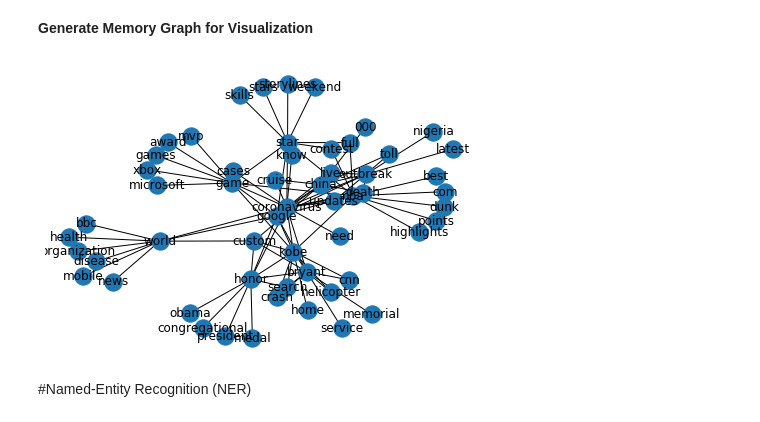
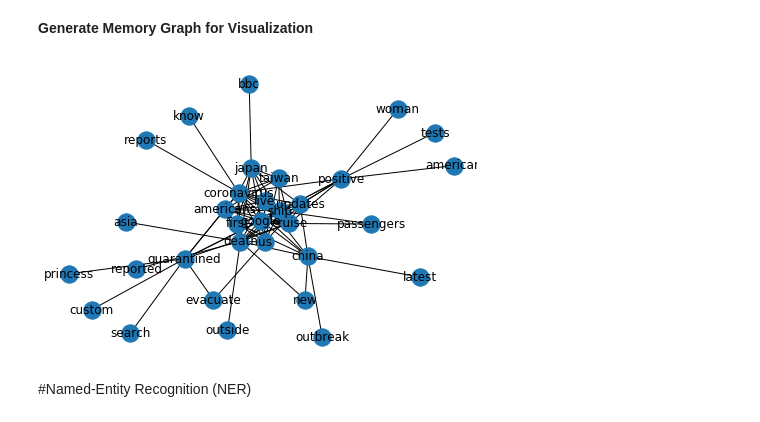
Before and after one commit to Junten/context-graph, a Jupyter notebook: src/Deep_Context.ipynb, the cells around one changed output. Drawn from its saved outputs; the diff is of its cells as text; code cells hidden in the pictures.

```diff
--- a/src/Deep_Context.ipynb
+++ b/src/Deep_Context.ipynb
@@ -122,3 +141,20 @@ def get_top_n_words(corpus, n=None):
+# %%
+# my_api_key = "AIzaSyAULWtrSkRR-FLRSMfz5ycwFlrYHhCw1Vw"
+# my_cse_id = "014947934928168541572:hgmnooclf3g"
+# google_result_list = []
+def decode_valueString(dct):
+        if "title" in dct:
+              google_result_list.append(p.clean(dct["title"]))
+        else:
+            return [""]
+# %%
+def google_search(search_term, api_key, cse_id, **kwargs):
+    service = build("customsearch", "v1", developerKey=api_key)
+    res = service.cse().list(q=search_term, cx=cse_id, **kwargs).execute()
+    app_json = json.dumps(res, sort_keys=True)
+    parsed = json.loads(app_json,object_hook=decode_valueString)
+    return google_result_list
+# print(google_search("kobe",my_api_key,my_cse_id))
 # %% [markdown]
 **Data Clearning and Text Preprocessing**
 # %%
@@ -201,35 +353,35 @@ dfObj["news_text"] = dfObj["news_text"].apply(cleaning)
 # %% [markdown]
 __Generate Memory Graph for Visualization__
 # %%
-# news_api_data = []
-# keyword = "coronavirus"
-# my_api_key = "AIzaSyAULWtrSkRR-FLRSMfz5ycwFlrYHhCw1Vw"
-# my_cse_id = "014947934928168541572:hgmnooclf3g"
-# G=nx.Graph()
-# G.add_node(keyword)
+news_api_data = []
+keyword = "coronavirus"
+my_api_key = "AIzaSyAULWtrSkRR-FLRSMfz5ycwFlrYHhCw1Vw"
+my_cse_id = "014947934928168541572:hgmnooclf3g"
+G=nx.Graph()
+G.add_node(keyword)
 
-# corpus_twitter = get_twitter_context(keyword)
-# newApi = get_news(keyword, api_source="newsapi", api_key=NEWS_API_KEY)
-# gNews = get_news(keyword, api_source="gnewsapi", api_key=GNEWS_API_KEY)
-# corpus = corpus_twitter + newApi + gNews
+corpus_twitter = get_twitter_context(keyword)
+newApi = getNewsAPI(keyword)
+gNews = getGNewsAPI(keyword)
+corpus = corpus_twitter + newApi + gNews
 
-# top5_keyword_twitter = get_top_n_words(corpus,n=10)
-# for item in top5_keyword_twitter:
-#    edge = (keyword, item[0])
-#    G.add_edge(*edge)
-#    google_result_list = []
-#    google_keyword = item[0]
-#    google_result = google_search(google_keyword,my_api_key,my_cse_id)
-#    top5_keyword_google = get_top_n_words(google_result,n=10)
-#    for result in top5_keyword_google:
-#        edge = (item[0], result[0])
-#        G.add_edge(*edge)
+top5_keyword_twitter = get_top_n_words(corpus,n=10)
+for item in top5_keyword_twitter:
+   edge = (keyword, item[0])
+   G.add_edge(*edge)
+   google_result_list = []
+   google_keyword = item[0]
+   google_result = google_search(google_keyword,my_api_key,my_cse_id)
+   top5_keyword_google = get_top_n_words(google_result,n=10)
+   for result in top5_keyword_google:
+       edge = (item[0], result[0])
+       G.add_edge(*edge)
 
-# nx.draw(G,with_labels=True)
-# plt.savefig("plot.png")
-# plt.show()
+nx.draw(G,with_labels=True)
+plt.savefig("plot.png")
+plt.show()
 # %% [output]
-[figure, old version]
+[figure, new version]
 # %% [markdown]
 #Named-Entity Recognition (NER)
 # %%
```
Also changed, not shown: parts of 40 cells of this notebook.
